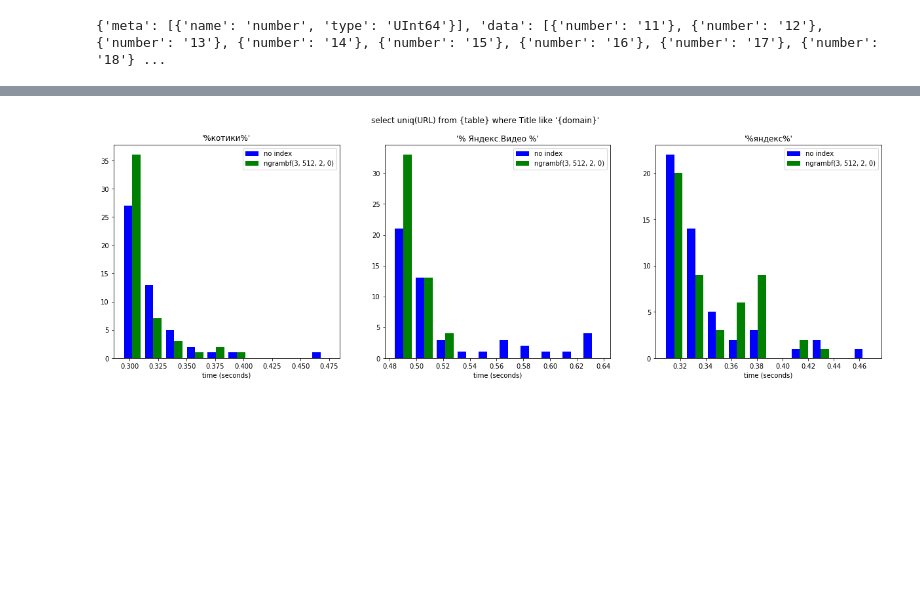
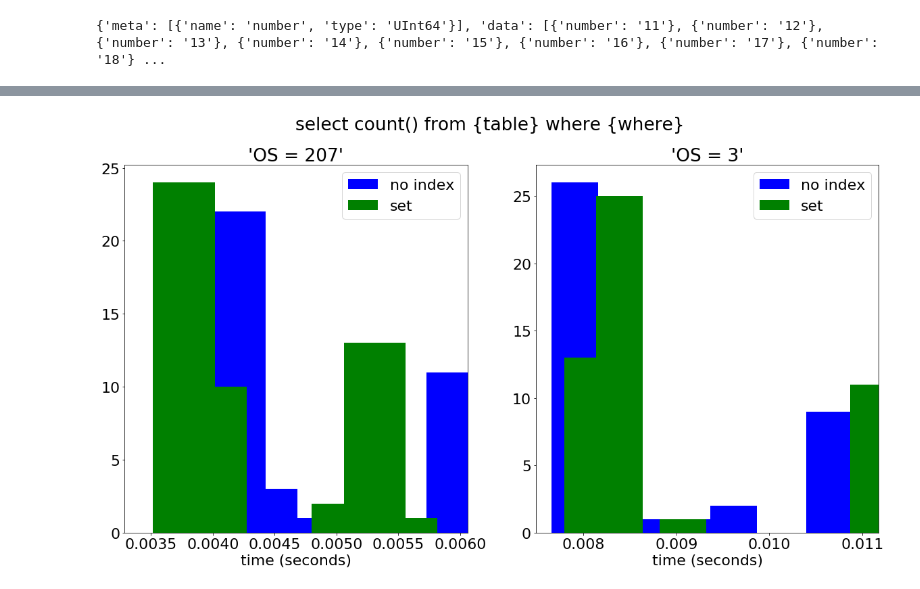
Before and after one commit to stavrolia/ClickHouseAnalysingNotebook, a Jupyter notebook: indices_test.ipynb, the cells around one changed output, grey strips where cells are left out. Saved outputs shown, nothing was run; the diff lists cells and outputs as text; code cells hidden in the pictures; blank space fills up the shorter version.

```diff
--- a/indices_test.ipynb
+++ b/indices_test.ipynb
@@ -37,3 +38,4 @@ def getTimes(count, *queries):
     return result
 
 TEST_RUN = 50
+matplotlib.rcParams.update({'font.size': 22})
@@ -40,23 +67,23 @@ TEST_RUN = 50
 # %%
-# URLDomain test
+# SearchPhrase test
 data_table = 'datasets.hits_v1'
 no_index_table = 'datasets.hits_v1'
-ngram_index_table = 'default.hits_3gram' # alter table hits_3gram add index domain (URLDomain) TYPE ngrambf(3, 512, 2, 0) GRANULARITY 1
+ngram_index_table = 'default.hits_3gram' # alter table hits_3gram add index domain (SearchPhrase) TYPE ngrambf(3, 512, 2, 0) GRANULARITY 1
 
 
 test_tables = [no_index_table, ngram_index_table]
 labels = ['no index', 'ngrambf(3, 512, 2, 0)']
 colors = ['b', 'g']
-query = 'select uniq(URL) from {table} where URLDomain like \'{domain}\''
-domains= ['yazana.%', '%yazana%', '%yandex%', '%unicons%']
+query = 'select uniq(URL) from {table} where SearchPhrase like \'{phrase}\''
+domains= ['%котики%', '%яндекс%']
 
 
-f, axs = plt.subplots(1, len(domains), figsize=(7 * len(domains), 6))
+f, axs = plt.subplots(1, len(domains), figsize=(10 * len(domains), 10))
 f.suptitle(query)
 
 for i in range(len(domains)):
-    times = getTimes(TEST_RUN, *[query.format(table=table, domain=domains[i]) for table in test_tables])
-    axs[i].hist(times, color = ['b', 'g'], label=labels)
+    times = getTimes(TEST_RUN, *[query.format(table=table, phrase=domains[i]) for table in test_tables])
+    axs[i].hist(times, color = ['b', 'g'], width=0.005,label=labels)
     axs[i].legend(labels)
     axs[i].set_xlabel('time (seconds)')
     axs[i].set_title("'{}'".format(domains[i]))
@@ -90,25 +142,25 @@ for i in range(len(domains)):
 # %%
-# Title test
+# minmax
 data_table = 'datasets.hits_v1'
-no_index_table = 'datasets.hits_v1'
-ngram_index_table = 'default.hits_3gram' # alter table hits_3gram add index domain (Title) TYPE ngrambf(3, 512, 2, 0) GRANULARITY 1
+set_index_table = 'default.hits_set' # alter table hits_3gram add index domain (Title) TYPE ngrambf(3, 512, 2, 0) GRANULARITY 1
+
+test_tables = [no_index_table, set_index_table]
+labels = ['no index', 'set']
+colors = ['b', 'g']
+query = 'select count() from {table} where {where}'
+domains= ['OS = 207', 'OS = 3']
 
 
-test_tables = [no_index_table, ngram_index_table]
-labels = ['no index', 'ngrambf(3, 512, 2, 0)']
-colors = ['b', 'g']
-query = 'select uniq(URL) from {table} where Title like \'{domain}\''
-domains= ['%котики%', '% Яндекс.Видео %',  '%яндекс%']
-
-
-f, axs = plt.subplots(1, len(domains), figsize=(7 * len(domains), 6))
+f, axs = plt.subplots(1, len(domains), figsize=(10 * len(domains), 10))
 f.suptitle(query)
 
+w = [0.0005, 0.0005]
+
 for i in range(len(domains)):
-    times = getTimes(TEST_RUN, *[query.format(table=table, domain=domains[i]) for table in test_tables])
-    axs[i].hist(times, color = ['b', 'g'], label=labels)
+    times = getTimes(TEST_RUN, *[query.format(table=table, where=domains[i]) for table in test_tables])
+    axs[i].hist(times, color = colors, width=w[i], label=labels)
     axs[i].legend(labels)
     axs[i].set_xlabel('time (seconds)')
     axs[i].set_title("'{}'".format(domains[i]))
 # %% [output]
-[figure, old version]
+[figure, new version]
```
Also changed, not shown: parts of 5 cells of this notebook.
